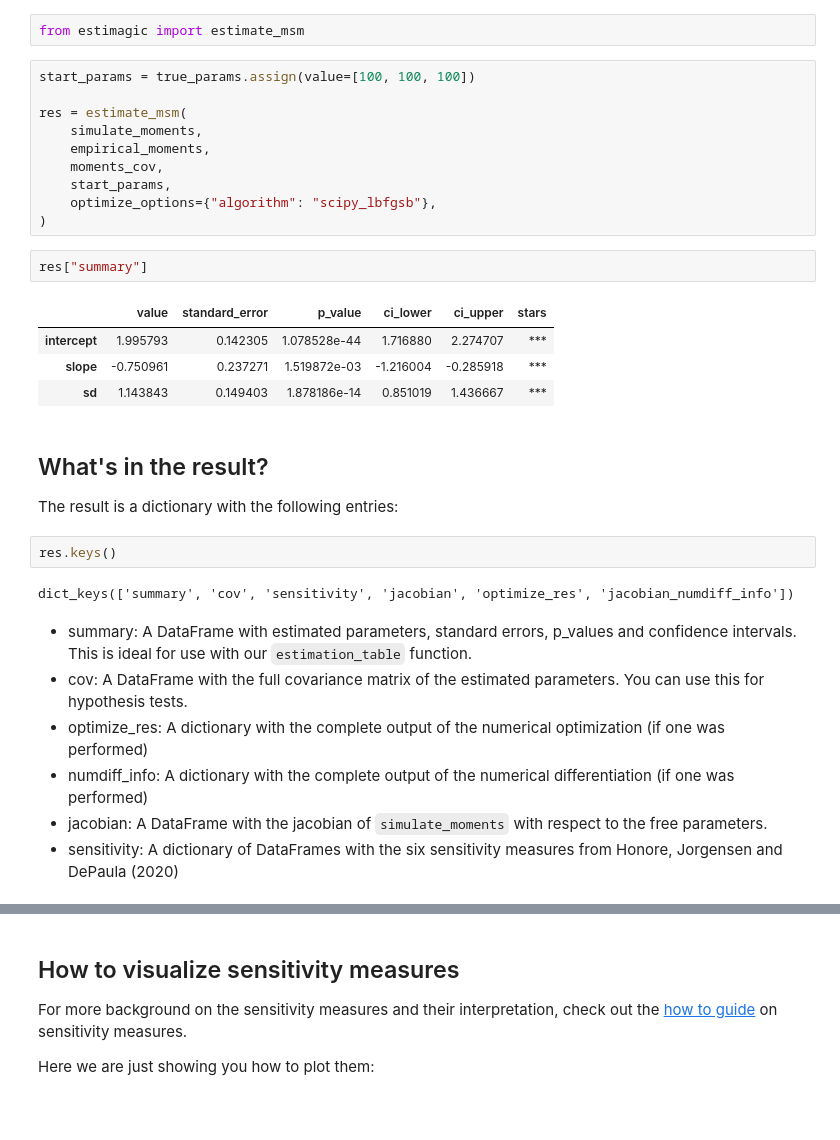
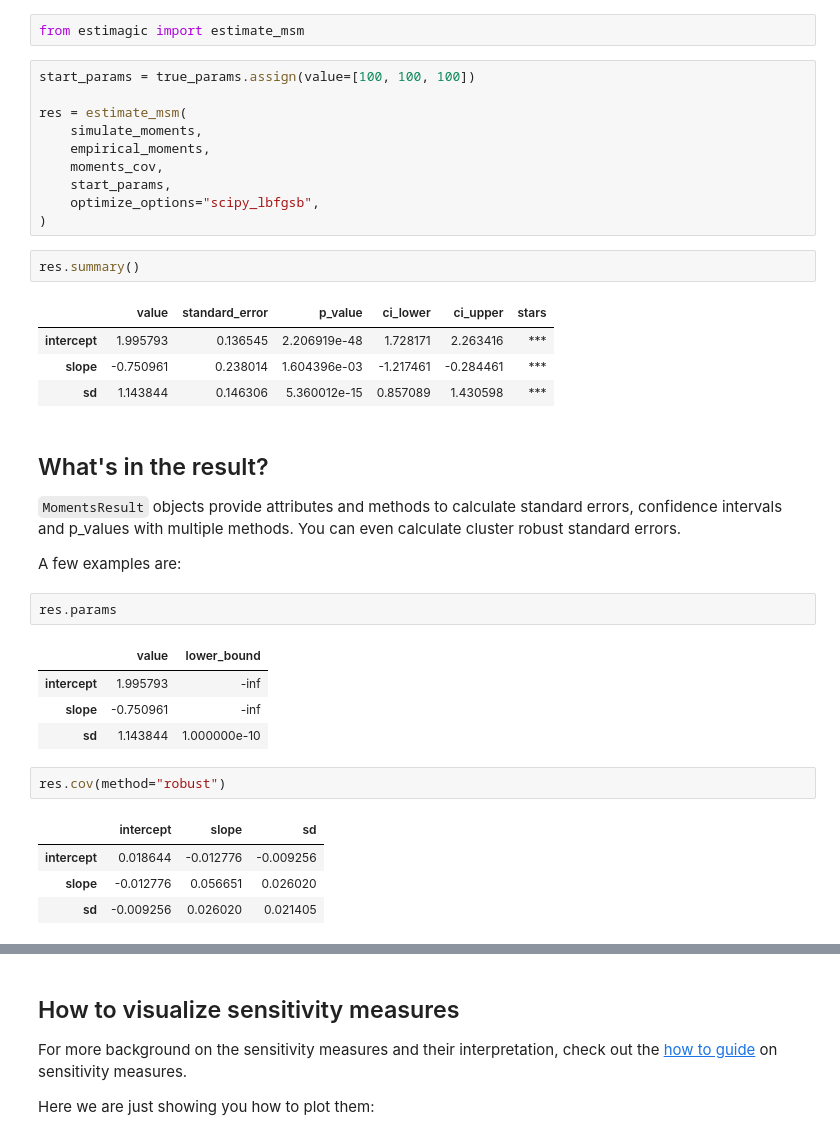
Before and after one commit to optimagic-dev/optimagic, a Jupyter notebook: docs/source/getting_started/estimation/first_msm_estimation_with_estimagic.ipynb, the cells around one changed output, grey strips where cells are left out. Cells and saved outputs as stored; diff of their text form; blank space fills up the shorter version.

Commit message:
Add tests.

```diff
--- a/docs/source/getting_started/estimation/first_msm_estimation_with_estimagic.ipynb
+++ b/docs/source/getting_started/estimation/first_msm_estimation_with_estimagic.ipynb
@@ -137,27 +137,32 @@ res = estimate_msm(
     empirical_moments,
     moments_cov,
     start_params,
-    optimize_options={"algorithm": "scipy_lbfgsb"},
+    optimize_options="scipy_lbfgsb",
 )
 # %%
-res["summary"]
+res.summary()
 # %% [output]
 |  | value | standard_error | p_value | ci_lower | ci_upper | stars |
-| intercept | 1.995793 | 0.142305 | 1.078528e-44 | 1.716880 | 2.274707 | *** |
-| slope | -0.750961 | 0.237271 | 1.519872e-03 | -1.216004 | -0.285918 | *** |
-| sd | 1.143843 | 0.149403 | 1.878186e-14 | 0.851019 | 1.436667 | *** |
+| intercept | 1.995793 | 0.136545 | 2.206919e-48 | 1.728171 | 2.263416 | *** |
+| slope | -0.750961 | 0.238014 | 1.604396e-03 | -1.217461 | -0.284461 | *** |
+| sd | 1.143844 | 0.146306 | 5.360012e-15 | 0.857089 | 1.430598 | *** |
 # %% [markdown]
 ## What's in the result?
 
-The result is a dictionary with the following entries:
+`MomentsResult` objects provide attributes and methods to calculate standard errors, confidence intervals and p_values with multiple methods. You can even calculate cluster robust standard errors.
+
+A few examples are:
 # %%
-res.keys()
+res.params
 # %% [output]
-dict_keys(['summary', 'cov', 'sensitivity', 'jacobian', 'optimize_res', 'jacobian_numdiff_info'])
+|  | value | lower_bound |
+| intercept | 1.995793 | -inf |
+| slope | -0.750961 | -inf |
+| sd | 1.143844 | 1.000000e-10 |
-# %% [markdown]
-- summary: A DataFrame with estimated parameters, standard errors, p_values and confidence intervals. This is ideal for use with our `estimation_table` function.
-- cov: A DataFrame with the full covariance matrix of the estimated parameters. You can use this for hypothesis tests.
-- optimize_res: A dictionary with the complete output of the numerical optimization (if one was performed)
-- numdiff_info: A dictionary with the complete output of the numerical differentiation (if one was performed)
-- jacobian: A DataFrame with the jacobian of `simulate_moments` with respect to the free parameters.
-- sensitivity: A dictionary of DataFrames with the six sensitivity measures from Honore, Jorgensen and DePaula (2020)
+# %%
+res.cov(method="robust")
+# %% [output]
+|  | intercept | slope | sd |
+| intercept | 0.018644 | -0.012776 | -0.009256 |
+| slope | -0.012776 | 0.056651 | 0.026020 |
+| sd | -0.009256 | 0.026020 | 0.021405 |
```
Also changed, not shown: parts of 3 cells of this notebook, 2 other files.
